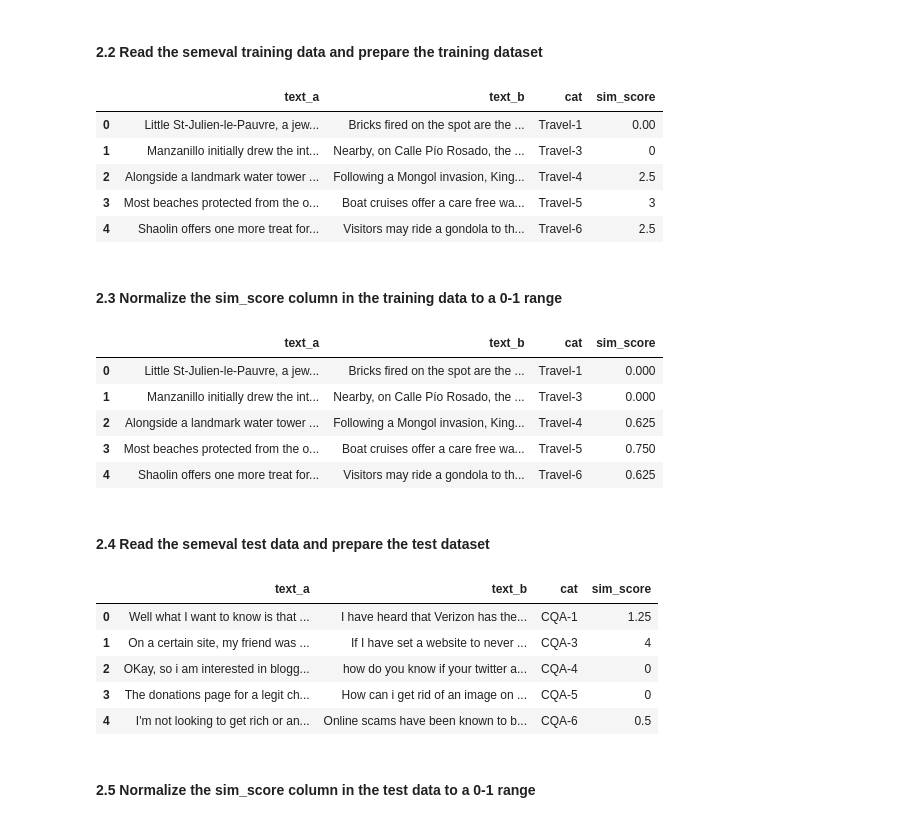
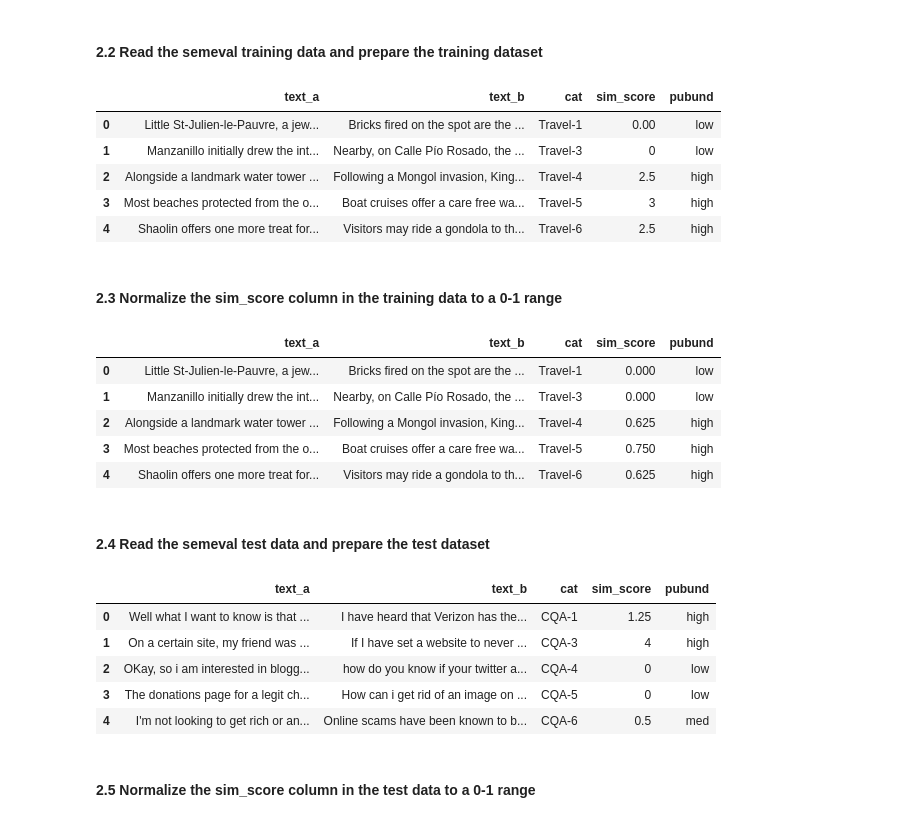
Before and after one commit to akhilpandey95/pubundsci, a Jupyter notebook: modules/neural_networks/siamese_lstm.ipynb, the cells around one changed output. Saved outputs shown, nothing was run; the diff lists cells and outputs as text; code cells hidden in the pictures.

```diff
--- a/modules/neural_networks/siamese_lstm.ipynb
+++ b/modules/neural_networks/siamese_lstm.ipynb
@@ -33,46 +33,54 @@ nlp = sp.load('pubundsci_ft_wvec')
 # %% [markdown]
 #### 2.2 Read the semeval training data and prepare the training dataset
 # %%
-
 # load semeval dataset
 semeval_train_data = pd.read_csv('paragraph2sentence.train.input.tsv', sep='\t')
 semeval_train_vals = pd.read_csv('paragraph2sentence.train.gs.tsv', sep='\t')
 
 # create a defaultdict
 train_data = defaultdict(dict)
 
 # add the column containing the paragraphs
 train_data['text_a'] = [semeval_train_data.columns[0] if x == 0
                   else semeval_train_data[semeval_train_data.columns[0]][x]
                   for x in range(len(semeval_train_data[semeval_train_data.columns[0]]))]
 
 # add the column containing the sentences
 train_data['text_b'] = [semeval_train_data.columns[1] if x == 0
                   else semeval_train_data[semeval_train_data.columns[1]][x]
                   for x in range(len(semeval_train_data[semeval_train_data.columns[1]]))]
 
 # add the column containing the categories
 train_data['cat'] = [semeval_train_data.columns[2] if x == 0
                   else semeval_train_data[semeval_train_data.columns[2]][x]
                   for x in range(len(semeval_train_data[semeval_train_data.columns[2]]))]
 
 # add the column containing the similarity scores
 train_data['sim_score'] = [semeval_train_vals.columns[0] if x == 0
                   else semeval_train_vals[semeval_train_vals.columns[0]][x]
                   for x in range(len(semeval_train_vals[semeval_train_vals.columns[0]]))]
 
 # convert the dict to a dataframe
 train_data = pd.DataFrame(train_data)
 
+# add a new class label
+# if sim_score is between 0.0 to 0.33, then pubund is 'low'
+# if sim_score is between 0.33 to 0.66, then pubund is 'med'
+# if sim_score is between 0.66 to 1.0, then pubund is 'high'
+attach_pubund_label = lambda x: 'high' if float(x) > np.divide(2, 3) else 'med' if float(x) > np.divide(1, 3) and x < np.divide(2, 3) else 'low'
+
+# apply the function
+train_data = train_data.assign(pubund = [attach_pubund_label(x) for x in tqdm(train_data['sim_score'])])
+
 # print the head of the data
 train_data.head()
 # %% [output]
-|  | text_a | text_b | cat | sim_score |
-| 0 | Little St-Julien-le-Pauvre, a jew... | Bricks fired on the spot are the ... | Travel-1 | 0.00 |
-| 1 | Manzanillo initially drew the int... | Nearby, on Calle Pío Rosado, the ... | Travel-3 | 0 |
-| 2 | Alongside a landmark water tower ... | Following a Mongol invasion, King... | Travel-4 | 2.5 |
-| 3 | Most beaches protected from the o... | Boat cruises offer a care free wa... | Travel-5 | 3 |
-| 4 | Shaolin offers one more treat for... | Visitors may ride a gondola to th... | Travel-6 | 2.5 |
+|  | text_a | text_b | cat | sim_score | pubund |
+| 0 | Little St-Julien-le-Pauvre, a jew... | Bricks fired on the spot are the ... | Travel-1 | 0.00 | low |
+| 1 | Manzanillo initially drew the int... | Nearby, on Calle Pío Rosado, the ... | Travel-3 | 0 | low |
+| 2 | Alongside a landmark water tower ... | Following a Mongol invasion, King... | Travel-4 | 2.5 | high |
+| 3 | Most beaches protected from the o... | Boat cruises offer a care free wa... | Travel-5 | 3 | high |
+| 4 | Shaolin offers one more treat for... | Visitors may ride a gondola to th... | Travel-6 | 2.5 | high |
 # %% [markdown]
 #### 2.3 Normalize the sim_score column in the training data to a 0-1 range
 # %%
@@ -94,16 +102,15 @@ train_data = train_data.assign(sim_score = x_scaled)
 # print the head of the data
 train_data.head()
 # %% [output]
-|  | text_a | text_b | cat | sim_score |
-| 0 | Little St-Julien-le-Pauvre, a jew... | Bricks fired on the spot are the ... | Travel-1 | 0.000 |
-| 1 | Manzanillo initially drew the int... | Nearby, on Calle Pío Rosado, the ... | Travel-3 | 0.000 |
-| 2 | Alongside a landmark water tower ... | Following a Mongol invasion, King... | Travel-4 | 0.625 |
-| 3 | Most beaches protected from the o... | Boat cruises offer a care free wa... | Travel-5 | 0.750 |
-| 4 | Shaolin offers one more treat for... | Visitors may ride a gondola to th... | Travel-6 | 0.625 |
+|  | text_a | text_b | cat | sim_score | pubund |
+| 0 | Little St-Julien-le-Pauvre, a jew... | Bricks fired on the spot are the ... | Travel-1 | 0.000 | low |
+| 1 | Manzanillo initially drew the int... | Nearby, on Calle Pío Rosado, the ... | Travel-3 | 0.000 | low |
+| 2 | Alongside a landmark water tower ... | Following a Mongol invasion, King... | Travel-4 | 0.625 | high |
+| 3 | Most beaches protected from the o... | Boat cruises offer a care free wa... | Travel-5 | 0.750 | high |
+| 4 | Shaolin offers one more treat for... | Visitors may ride a gondola to th... | Travel-6 | 0.625 | high |
 # %% [markdown]
 #### 2.4 Read the semeval test data and prepare the test dataset
 # %%
-
 # load semeval dataset
 semeval_test_data = pd.read_csv('paragraph2sentence.test.input.tsv', sep='\t')
 semeval_test_vals = pd.read_csv('paragraph2sentence.test.gs.tsv', sep='\t')
@@ -134,15 +141,24 @@ test_data['sim_score'] = [semeval_test_vals.columns[0] if x == 0
 # convert the dict to a dataframe
 test_data = pd.DataFrame(test_data)
 
+# add a new class label
+# if sim_score is between 0.0 to 0.33, then pubund is 'low'
+# if sim_score is between 0.33 to 0.66, then pubund is 'med'
+# if sim_score is between 0.66 to 1.0, then pubund is 'high'
+attach_pubund_label = lambda x: 'high' if float(x) > np.divide(2, 3) else 'med' if float(x) > np.divide(1, 3) and x < np.divide(2, 3) else 'low'
+
+# apply the function
+test_data = test_data.assign(pubund = [attach_pubund_label(x) for x in tqdm(test_data['sim_score'])])
+
 # print the head of the data
 test_data.head()
 # %% [output]
-|  | text_a | text_b | cat | sim_score |
-| 0 | Well what I want to know is that ... | I have heard that Verizon has the... | CQA-1 | 1.25 |
-| 1 | On a certain site, my friend was ... | If I have set a website to never ... | CQA-3 | 4 |
-| 2 | OKay, so i am interested in blogg... | how do you know if your twitter a... | CQA-4 | 0 |
-| 3 | The donations page for a legit ch... | How can i get rid of an image on ... | CQA-5 | 0 |
-| 4 | I'm not looking to get rich or an... | Online scams have been known to b... | CQA-6 | 0.5 |
+|  | text_a | text_b | cat | sim_score | pubund |
+| 0 | Well what I want to know is that ... | I have heard that Verizon has the... | CQA-1 | 1.25 | high |
+| 1 | On a certain site, my friend was ... | If I have set a website to never ... | CQA-3 | 4 | high |
+| 2 | OKay, so i am interested in blogg... | how do you know if your twitter a... | CQA-4 | 0 | low |
+| 3 | The donations page for a legit ch... | How can i get rid of an image on ... | CQA-5 | 0 | low |
+| 4 | I'm not looking to get rich or an... | Online scams have been known to b... | CQA-6 | 0.5 | med |
 # %% [markdown]
 #### 2.5 Normalize the sim_score column in the test data to a 0-1 range
 # %%
```
Also changed, not shown: parts of 11 cells of this notebook.
